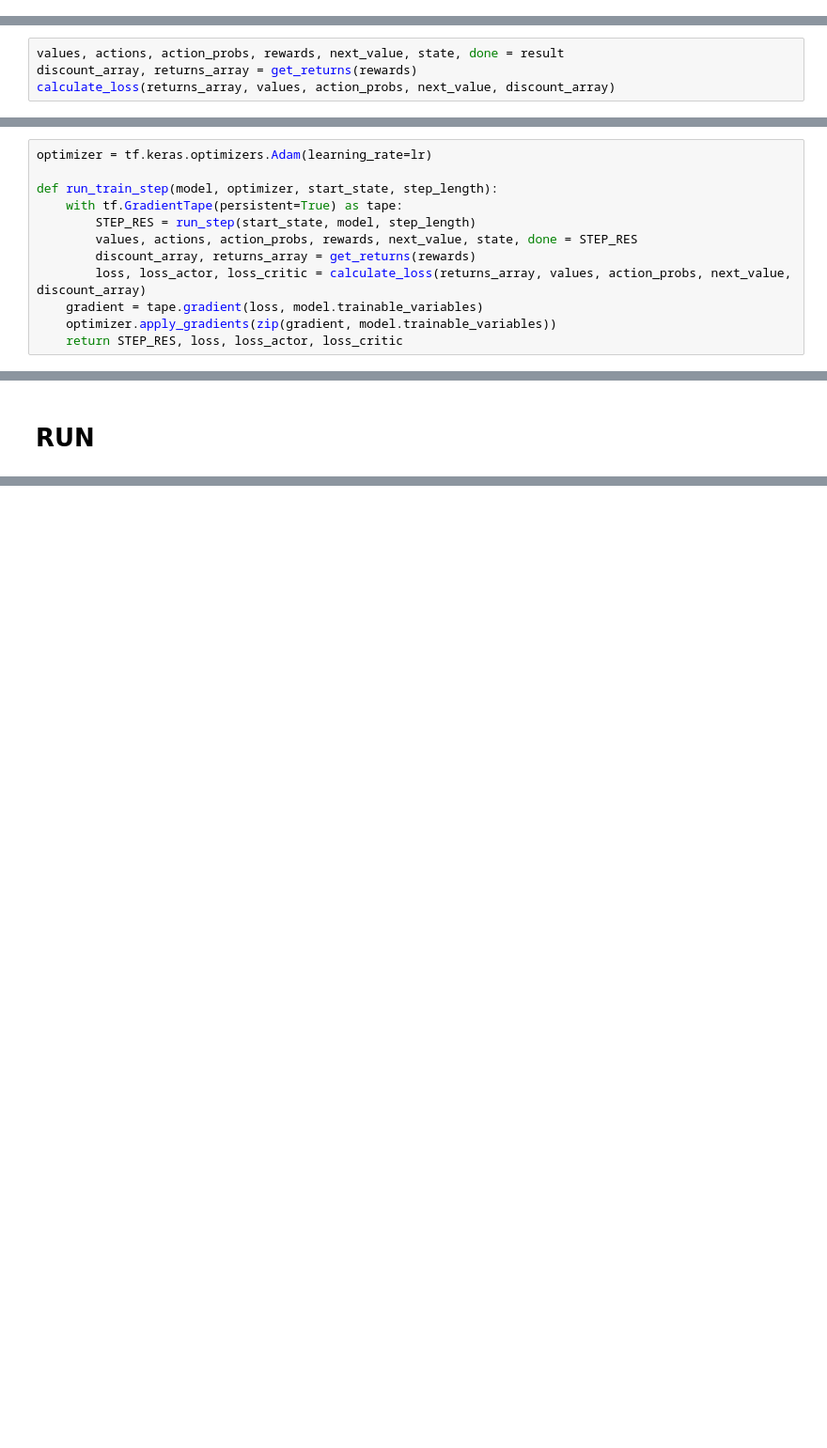
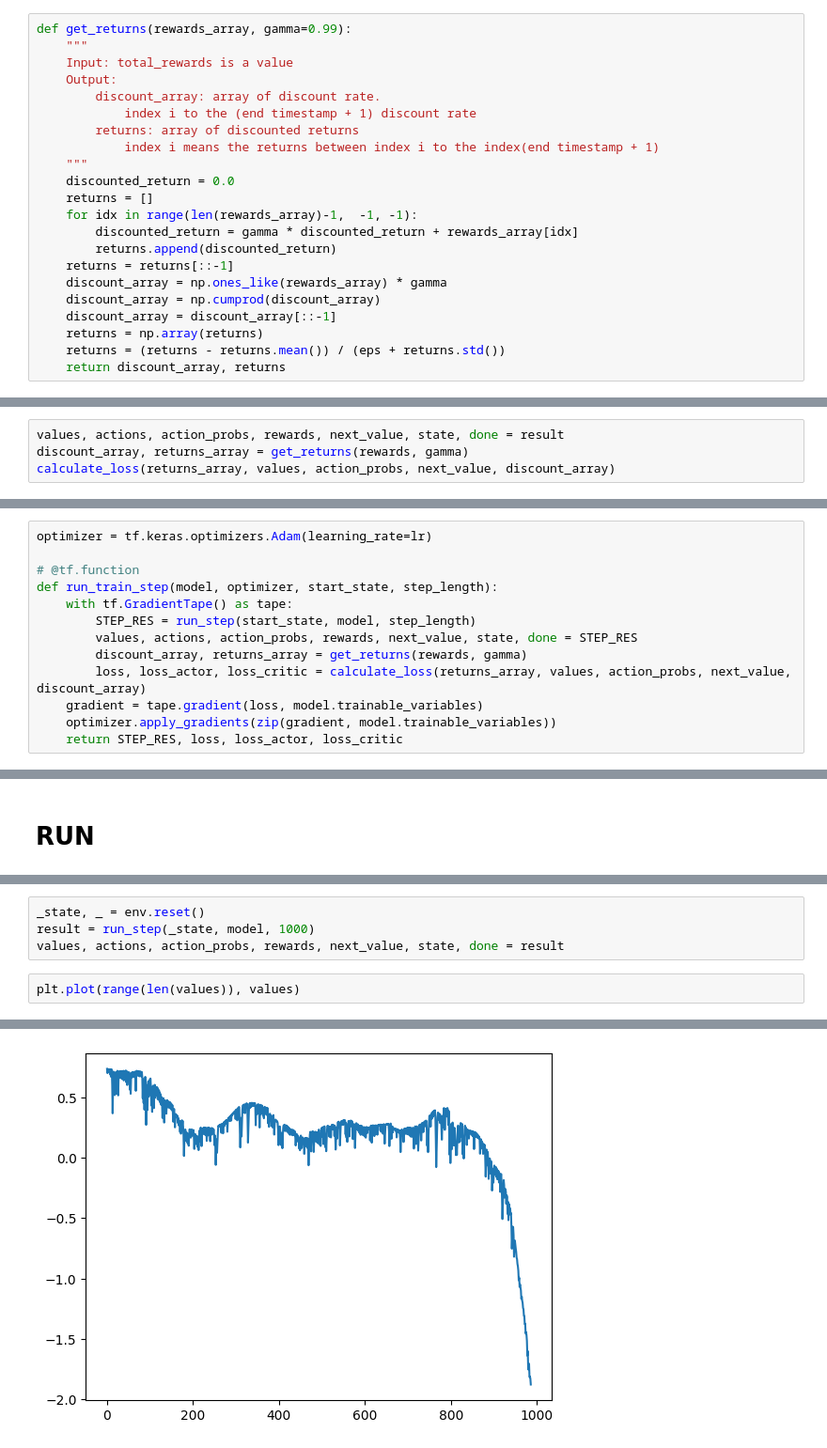
Before and after one commit to wluo-personal/tf-learning, a Jupyter notebook: jupyter/Reinforcement/cartpole-v1/Policy-Gradient-Learning-Demo.ipynb, the cells around one changed output, grey strips where cells are left out. Shown at 94% size. Saved outputs shown, nothing was run; the diff lists cells and outputs as text; blank space fills up the shorter version.

```diff
--- a/jupyter/Reinforcement/cartpole-v1/Policy-Gradient-Learning-Demo.ipynb
+++ b/jupyter/Reinforcement/cartpole-v1/Policy-Gradient-Learning-Demo.ipynb
@@ -153,0 +168,22 @@ get_returns(rewards)
+# %%
+def get_returns(rewards_array, gamma=0.99):
+    """
+    Input: total_rewards is a value
+    Output:
+        discount_array: array of discount rate.
+            index i to the (end timestamp + 1) discount rate
+        returns: array of discounted returns
+            index i means the returns between index i to the index(end timestamp + 1)
+    """
+    discounted_return = 0.0
+    returns = []
+    for idx in range(len(rewards_array)-1,  -1, -1):
+        discounted_return = gamma * discounted_return + rewards_array[idx]
+        returns.append(discounted_return)
+    returns = returns[::-1]
+    discount_array = np.ones_like(rewards_array) * gamma
+    discount_array = np.cumprod(discount_array)
+    discount_array = discount_array[::-1]
+    returns = np.array(returns)
+    returns = (returns - returns.mean()) / (eps + returns.std())
+    return discount_array, returns
@@ -214,5 +250,5 @@ def calculate_loss(returns, values, action_probs, value_next, discount_array):
 # %%
 values, actions, action_probs, rewards, next_value, state, done = result
-discount_array, returns_array = get_returns(rewards)
+discount_array, returns_array = get_returns(rewards, gamma)
 calculate_loss(returns_array, values, action_probs, next_value, discount_array)
 # %% [output]
@@ -224,11 +260,12 @@ calculate_loss(returns_array, values, action_probs, next_value, discount_array)
 # %%
 optimizer = tf.keras.optimizers.Adam(learning_rate=lr)
 
+# @tf.function
 def run_train_step(model, optimizer, start_state, step_length):
-    with tf.GradientTape(persistent=True) as tape:
+    with tf.GradientTape() as tape:
         STEP_RES = run_step(start_state, model, step_length)
         values, actions, action_probs, rewards, next_value, state, done = STEP_RES
-        discount_array, returns_array = get_returns(rewards)
+        discount_array, returns_array = get_returns(rewards, gamma)
         loss, loss_actor, loss_critic = calculate_loss(returns_array, values, action_probs, next_value, discount_array)
     gradient = tape.gradient(loss, model.trainable_variables)
     optimizer.apply_gradients(zip(gradient, model.trainable_variables))
@@ -287,0 +354,7 @@ for i in t:
+# %%
+_state, _ = env.reset()
+result = run_step(_state, model, 1000)
+values, actions, action_probs, rewards, next_value, state, done = result
+# %%
+plt.plot(range(len(values)), values)
+# %% [output]
@@ -287,0 +362 @@ for i in t:
+[figure, added]
```
Also changed, not shown: parts of 21 cells of this notebook, 7 other files.
